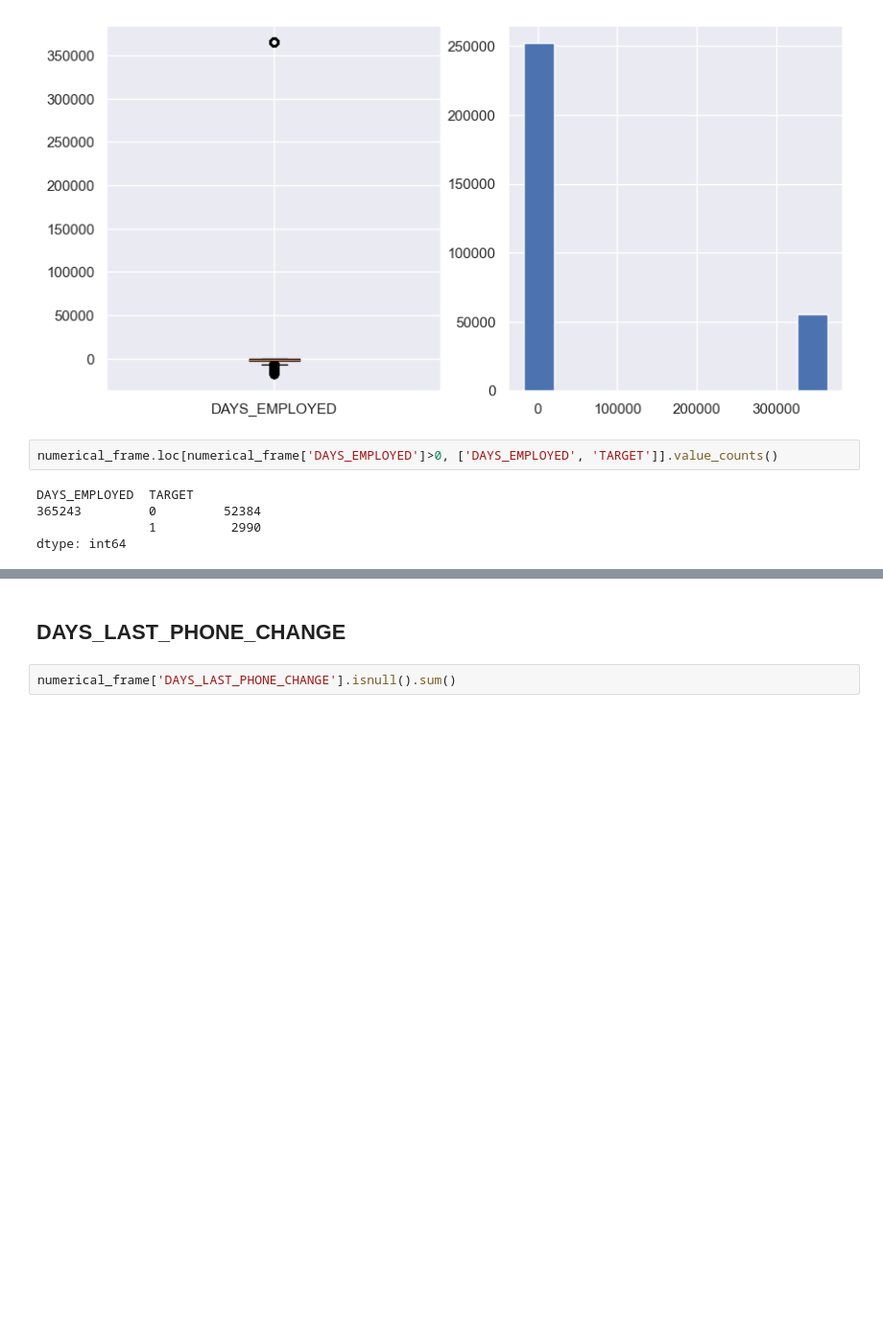
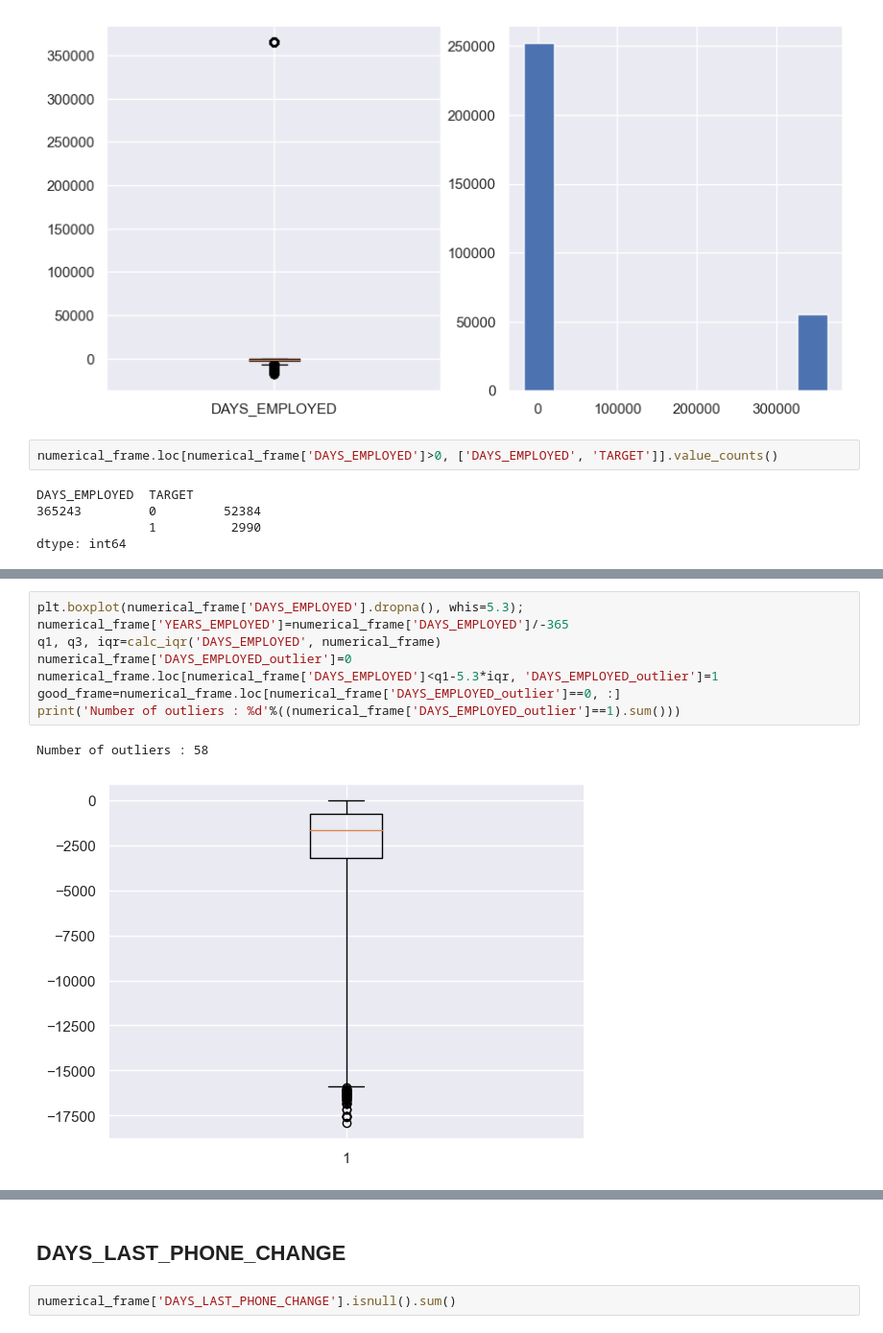
Before and after one commit to seg-fault123/bdm_project, a Jupyter notebook: cleaning.ipynb, the cells around one changed output, grey strips where cells are left out. Shown at 96% size. Cells and saved outputs as stored; diff of their text form; blank space fills up the shorter version.

```diff
--- a/cleaning.ipynb
+++ b/cleaning.ipynb
@@ -533,0 +556,11 @@ dtype: int64
+# %%
+plt.boxplot(numerical_frame['DAYS_EMPLOYED'].dropna(), whis=5.3);
+numerical_frame['YEARS_EMPLOYED']=numerical_frame['DAYS_EMPLOYED']/-365
+q1, q3, iqr=calc_iqr('DAYS_EMPLOYED', numerical_frame)
+numerical_frame['DAYS_EMPLOYED_outlier']=0
+numerical_frame.loc[numerical_frame['DAYS_EMPLOYED']<q1-5.3*iqr, 'DAYS_EMPLOYED_outlier']=1
+good_frame=numerical_frame.loc[numerical_frame['DAYS_EMPLOYED_outlier']==0, :]
+print('Number of outliers : %d'%((numerical_frame['DAYS_EMPLOYED_outlier']==1).sum()))
+# %% [output]
+Number of outliers : 58
+[figure, added]
```
Also changed, not shown: parts of 105 cells of this notebook, 1 other file.
